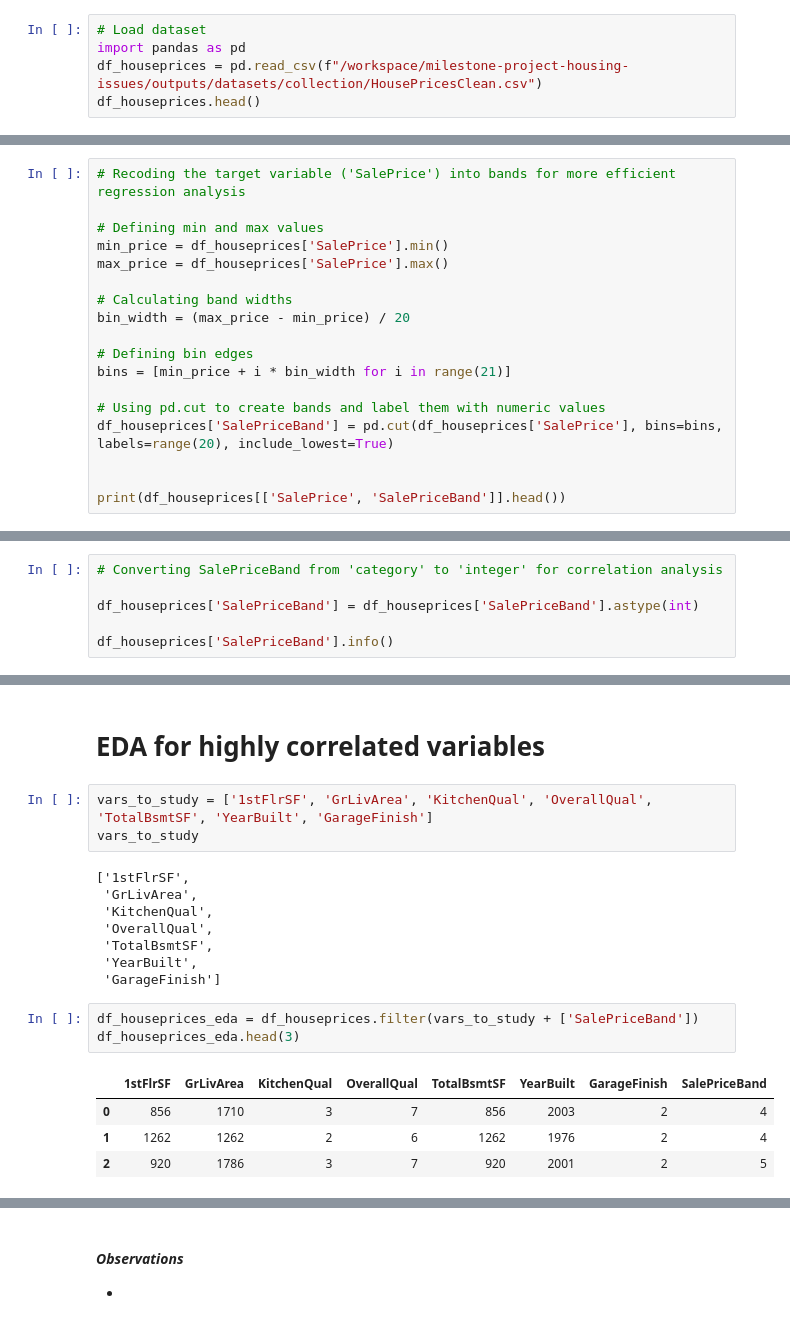
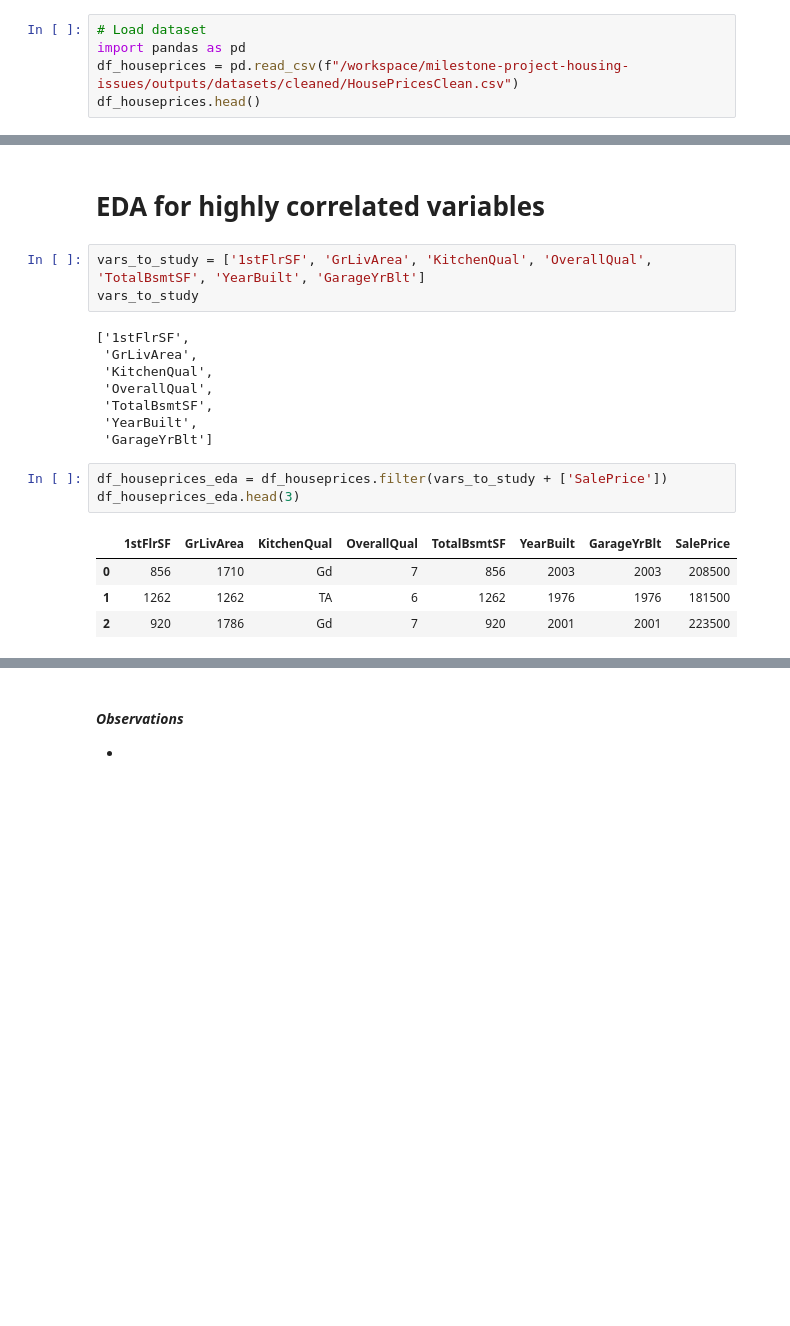
Before and after one commit to JL-14/milestone-project-housing-issues, a Jupyter notebook: jupyter_notebooks/Notebook_3_Correlation_PPS_Analysis.ipynb, the cells around one changed output, grey strips where cells are left out. Cells and saved outputs as stored; diff of their text form; blank space fills up the shorter version.

```diff
--- a/jupyter_notebooks/Notebook_3_Correlation_PPS_Analysis.ipynb
+++ b/jupyter_notebooks/Notebook_3_Correlation_PPS_Analysis.ipynb
@@ -51,6 +51,6 @@ Load dataset and confirm no missing data
 # %%
 # Load dataset
 import pandas as pd
-df_houseprices = pd.read_csv(f"/workspace/milestone-project-housing-issues/outputs/datasets/collection/HousePricesClean.csv")
+df_houseprices = pd.read_csv(f"/workspace/milestone-project-housing-issues/outputs/datasets/cleaned/HousePricesClean.csv")
 df_houseprices.head()
 # %% [output]
@@ -144,21 +136,3 @@ dtype: object
 ---
 # %% [markdown]
 # Correlation Analysis
-# %%
-# Recoding the target variable ('SalePrice') into bands for more efficient regression analysis
-
-# Defining min and max values
-min_price = df_houseprices['SalePrice'].min()
-max_price = df_houseprices['SalePrice'].max()
-
-# Calculating band widths
-bin_width = (max_price - min_price) / 20
-
-# Defining bin edges
-bins = [min_price + i * bin_width for i in range(21)]
-
-# Using pd.cut to create bands and label them with numeric values
-df_houseprices['SalePriceBand'] = pd.cut(df_houseprices['SalePrice'], bins=bins, labels=range(20), include_lowest=True)
-
-
-print(df_houseprices[['SalePrice', 'SalePriceBand']].head())
@@ -183,6 +138,0 @@ memory usage: 1.7 KB
-# %%
-# Converting SalePriceBand from 'category' to 'integer' for correlation analysis
-
-df_houseprices['SalePriceBand'] = df_houseprices['SalePriceBand'].astype(int)
-
-df_houseprices['SalePriceBand'].info()
@@ -270,7 +195,7 @@ set(corr_pearson[:top_n].index.to_list() + corr_spearman[:top_n].index.to_list()
 # %% [markdown]
 # EDA for highly correlated variables
 # %%
-vars_to_study = ['1stFlrSF', 'GrLivArea', 'KitchenQual', 'OverallQual', 'TotalBsmtSF', 'YearBuilt', 'GarageFinish']
+vars_to_study = ['1stFlrSF', 'GrLivArea', 'KitchenQual', 'OverallQual', 'TotalBsmtSF', 'YearBuilt', 'GarageYrBlt']
 vars_to_study
 # %% [output]
 ['1stFlrSF',
@@ -279,12 +204,12 @@ vars_to_study
  'OverallQual',
  'TotalBsmtSF',
  'YearBuilt',
- 'GarageFinish']
+ 'GarageYrBlt']
 # %%
-df_houseprices_eda = df_houseprices.filter(vars_to_study + ['SalePriceBand'])
+df_houseprices_eda = df_houseprices.filter(vars_to_study + ['SalePrice'])
 df_houseprices_eda.head(3)
 # %% [output]
-|  | 1stFlrSF | GrLivArea | KitchenQual | OverallQual | TotalBsmtSF | YearBuilt | GarageFinish | SalePriceBand |
-| 0 | 856 | 1710 | 3 | 7 | 856 | 2003 | 2 | 4 |
-| 1 | 1262 | 1262 | 2 | 6 | 1262 | 1976 | 2 | 4 |
-| 2 | 920 | 1786 | 3 | 7 | 920 | 2001 | 2 | 5 |
+|  | 1stFlrSF | GrLivArea | KitchenQual | OverallQual | TotalBsmtSF | YearBuilt | GarageYrBlt | SalePrice |
+| 0 | 856 | 1710 | Gd | 7 | 856 | 2003 | 2003 | 208500 |
+| 1 | 1262 | 1262 | TA | 6 | 1262 | 1976 | 1976 | 181500 |
+| 2 | 920 | 1786 | Gd | 7 | 920 | 2001 | 2001 | 223500 |
```
Also changed, not shown: parts of 29 cells of this notebook, 1 other file.
